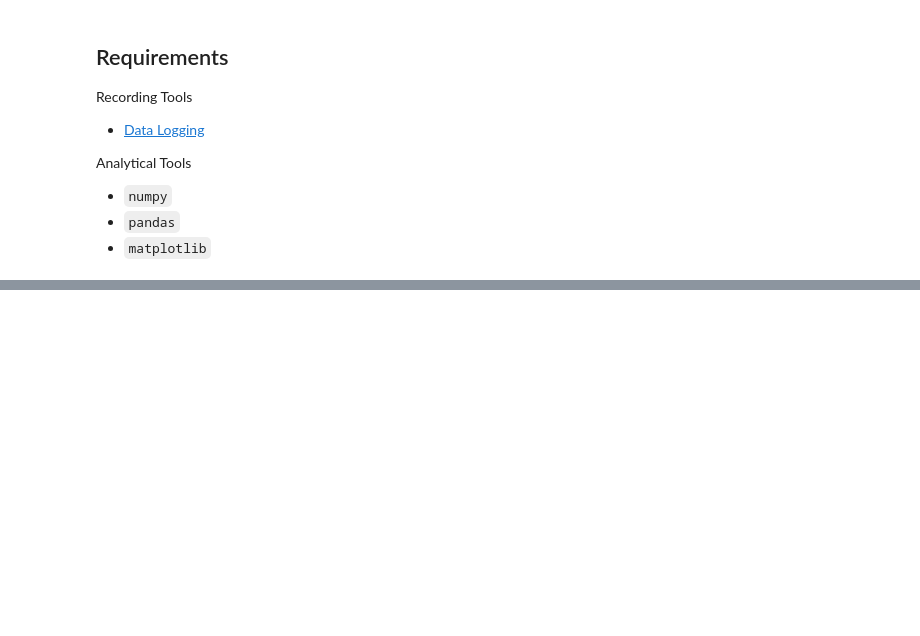
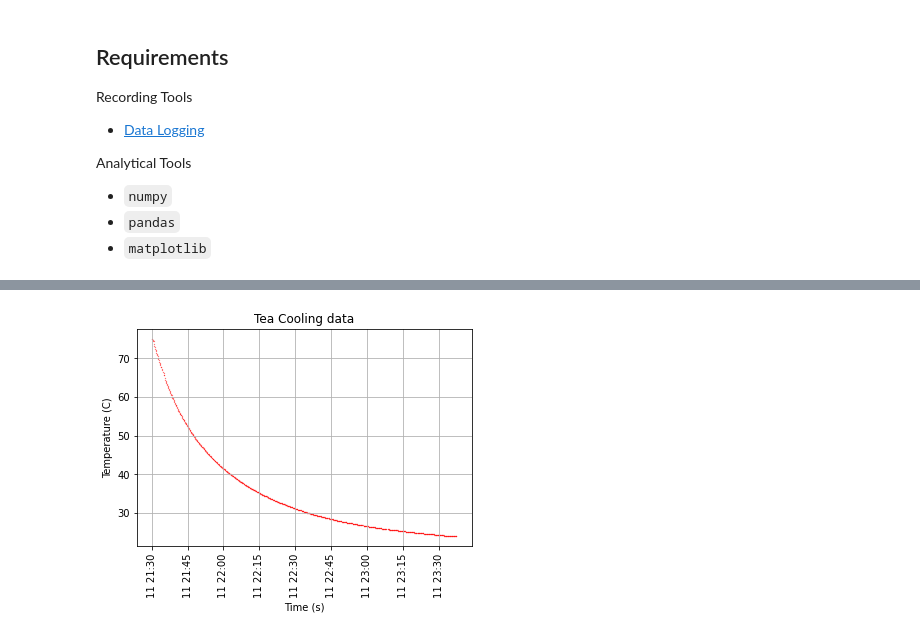
Before and after one commit to ztbochanski/PH212-Data-Logging, a Jupyter notebook: PH212_Data_Logger.ipynb, the cells around one changed output, grey strips where cells are left out. Drawn from its saved outputs; the diff is of its cells as text; code cells hidden in the pictures; blank space fills up the shorter version.

```diff
--- a/PH212_Data_Logger.ipynb
+++ b/PH212_Data_Logger.ipynb
@@ -28,0 +35,12 @@ from numpy.polynomial import polynomial as ply
+# %%
+data = pd.read_csv('data/ds18b20_data.csv')
+# rename comumns
+df = data.rename(columns=lambda x: x.strip())
+df = df.assign(parsed_time=lambda x: pd.to_datetime(x.time, infer_datetime_format=True) )
+# data time series
+parsed_time = df['parsed_time']
+# data temp series
+data_temp = df['measurement']
+
+# display
+df.head(5)
@@ -28,0 +59,13 @@ from numpy.polynomial import polynomial as ply
+# %%
+# create plot
+fig, ax = plt.subplots()
+ax.scatter(parsed_time, data_temp, s=.05, c='red')
+
+plt.rcParams.update({'font.size': 10}) # make labels easier to read
+plt.xticks(rotation='vertical')
+ax.set(xlabel='Time (s)', ylabel='Temperature (C)',
+       title='Tea Cooling data')
+ax.grid()
+plt.show()
+# %% [output]
+[figure, added]
```
Also changed, not shown: parts of 4 cells of this notebook, 2 other files.
